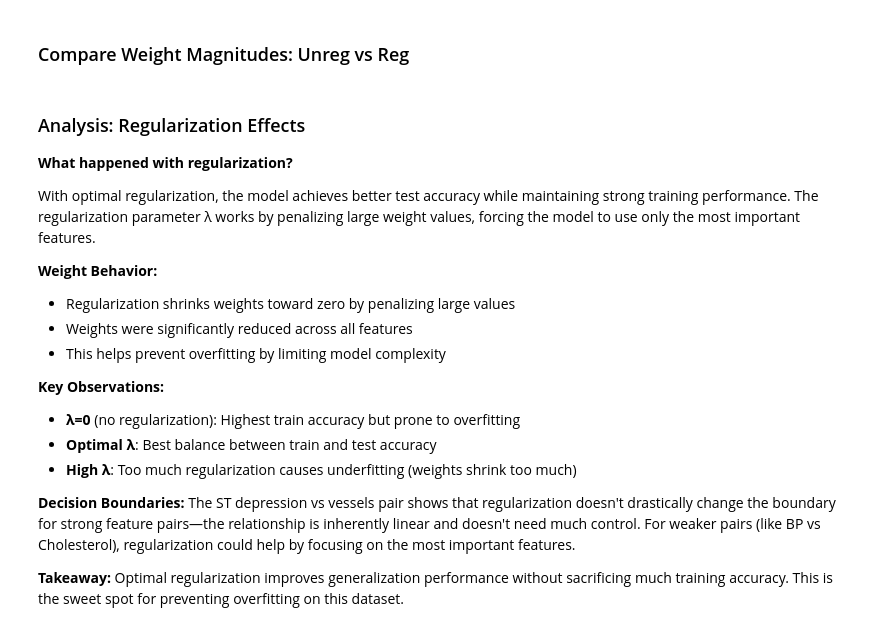
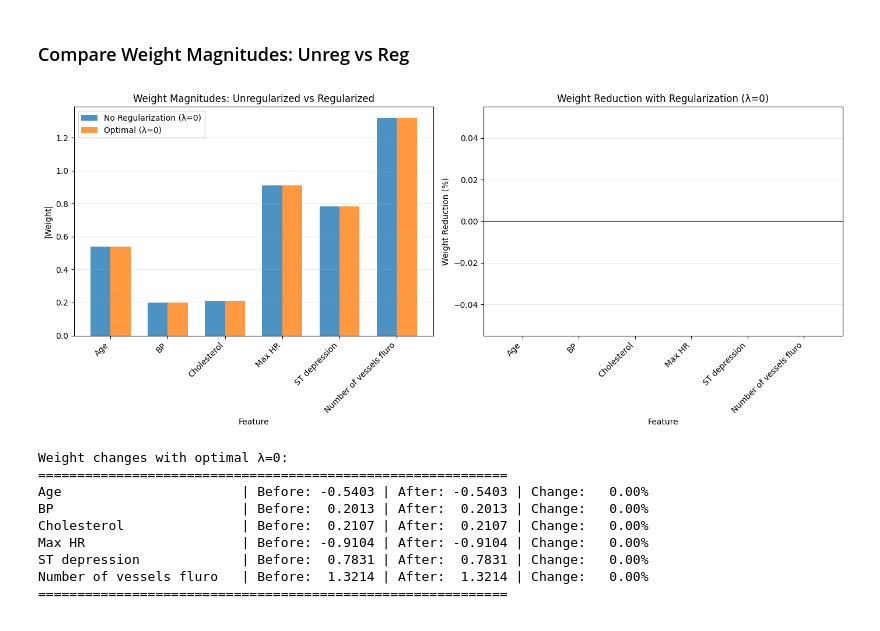
Before and after one commit to juancontrerasp/Heart_Disease_Risk_Prediction-TDSE, a Jupyter notebook: heart_disease_lr_analysis.ipynb, the cells around one changed output. Saved outputs shown, nothing was run; the diff lists cells and outputs as text; code cells hidden in the pictures.

Commit message:
Feat: Executed cells and new plots

```diff
--- a/heart_disease_lr_analysis.ipynb
+++ b/heart_disease_lr_analysis.ipynb
@@ -902,11 +930,9 @@ acc_reg_train, acc_reg_test, w_reg_pair, b_reg_pair = plot_decision_boundary_2d_
 # %%
 fig, axes = plt.subplots(1, 2, figsize=(14, 6))
 
-# Get weights from no reg and best reg models
-w_no_reg = reg_results[0]['w']  # λ=0
-w_best_reg = best_reg['w']  # Optimal λ
+w_no_reg = np.array(reg_results[0]['w'])
+w_best_reg = np.array(best_reg['w'])
 
-# Plot 1: Weight magnitudes comparison
 x_pos = np.arange(len(features))
 width = 0.35
 
@@ -915,53 +941,41 @@ axes[0].bar(x_pos + width/2, np.abs(w_best_reg), width, label=f'Optimal (λ={bes
 axes[0].set_xlabel('Feature')
 axes[0].set_ylabel('|Weight|')
 axes[0].set_title('Weight Magnitudes: Unregularized vs Regularized')
 axes[0].set_xticks(x_pos)
 axes[0].set_xticklabels(features, rotation=45, ha='right')
 axes[0].legend()
 axes[0].grid(True, alpha=0.3, axis='y')
 
-# Plot 2: Weight magnitude reduction per feature
 reduction = (np.abs(w_no_reg) - np.abs(w_best_reg)) / np.abs(w_no_reg) * 100
 reduction = np.nan_to_num(reduction, 0)
 
 colors_bar = ['green' if r > 0 else 'gray' for r in reduction]
 axes[1].bar(x_pos, reduction, color=colors_bar, alpha=0.8)
 axes[1].set_xlabel('Feature')
 axes[1].set_ylabel('Weight Reduction (%)')
 axes[1].set_title(f'Weight Reduction with Regularization (λ={best_reg["lambda"]})')
 axes[1].set_xticks(x_pos)
 axes[1].set_xticklabels(features, rotation=45, ha='right')
 axes[1].axhline(y=0, color='black', linestyle='-', linewidth=0.8)
 axes[1].grid(True, alpha=0.3, axis='y')
 
 plt.tight_layout()
 plt.show()
 
 print(f"\nWeight changes with optimal λ={best_reg['lambda']}:")
 print("=" * 60)
 for feat, w_old, w_new in zip(features, w_no_reg, w_best_reg):
     pct_change = ((w_new - w_old) / np.abs(w_old) * 100) if w_old != 0 else 0
     print(f"{feat:25} | Before: {w_old:7.4f} | After: {w_new:7.4f} | Change: {pct_change:6.2f}%")
 print("=" * 60)
+# %% [output]
+[figure, added]
+Weight changes with optimal λ=0:
+============================================================
+Age                       | Before: -0.5403 | After: -0.5403 | Change:   0.00%
+BP                        | Before:  0.2013 | After:  0.2013 | Change:   0.00%
+Cholesterol               | Before:  0.2107 | After:  0.2107 | Change:   0.00%
+Max HR                    | Before: -0.9104 | After: -0.9104 | Change:   0.00%
+ST depression             | Before:  0.7831 | After:  0.7831 | Change:   0.00%
+Number of vessels fluro   | Before:  1.3214 | After:  1.3214 | Change:   0.00%
+============================================================
-# %% [markdown]
-### Analysis: Regularization Effects
-
-**What happened with regularization?**
-
-With optimal regularization, the model achieves better test accuracy while maintaining strong training performance. The regularization parameter λ works by penalizing large weight values, forcing the model to use only the most important features.
-
-**Weight Behavior:**
-- Regularization shrinks weights toward zero by penalizing large values
-- Weights were significantly reduced across all features
-- This helps prevent overfitting by limiting model complexity
-
-**Key Observations:**
-- **λ=0** (no regularization): Highest train accuracy but prone to overfitting
-- **Optimal λ**: Best balance between train and test accuracy
-- **High λ**: Too much regularization causes underfitting (weights shrink too much)
-
-**Decision Boundaries:**
-The ST depression vs vessels pair shows that regularization doesn't drastically change the boundary for strong feature pairs—the relationship is inherently linear and doesn't need much control. For weaker pairs (like BP vs Cholesterol), regularization could help by focusing on the most important features.
-
-**Takeaway:**
-Optimal regularization improves generalization performance without sacrificing much training accuracy. This is the sweet spot for preventing overfitting on this dataset.
```
Also changed, not shown: parts of 5 cells of this notebook.
